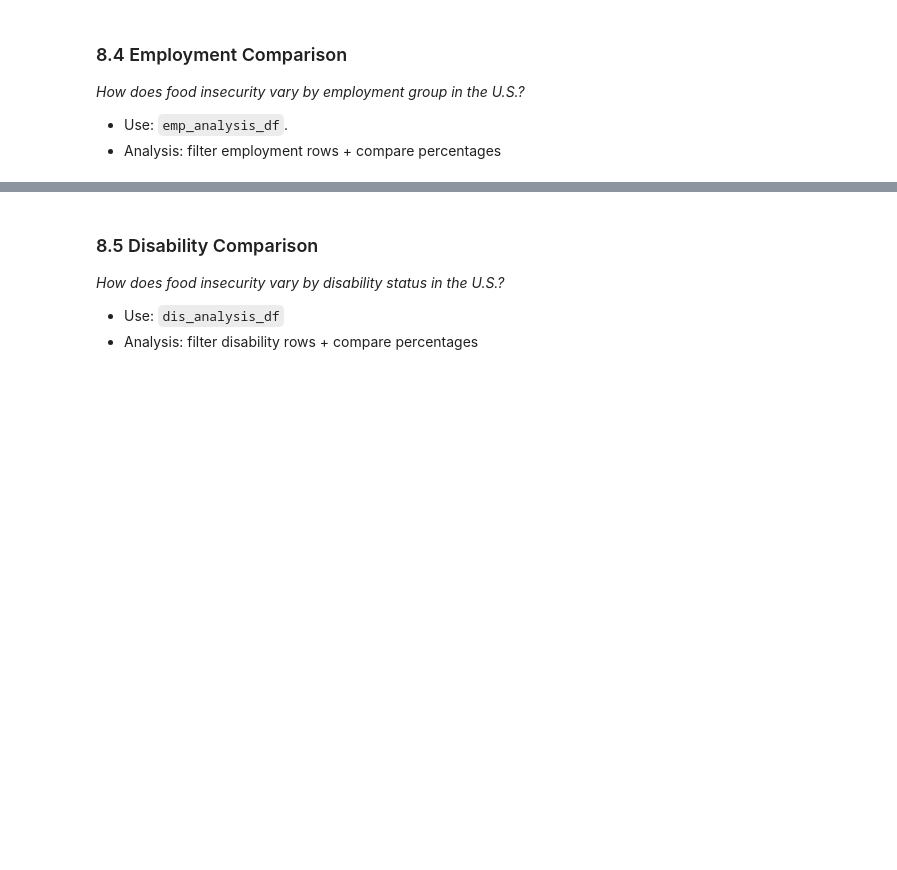
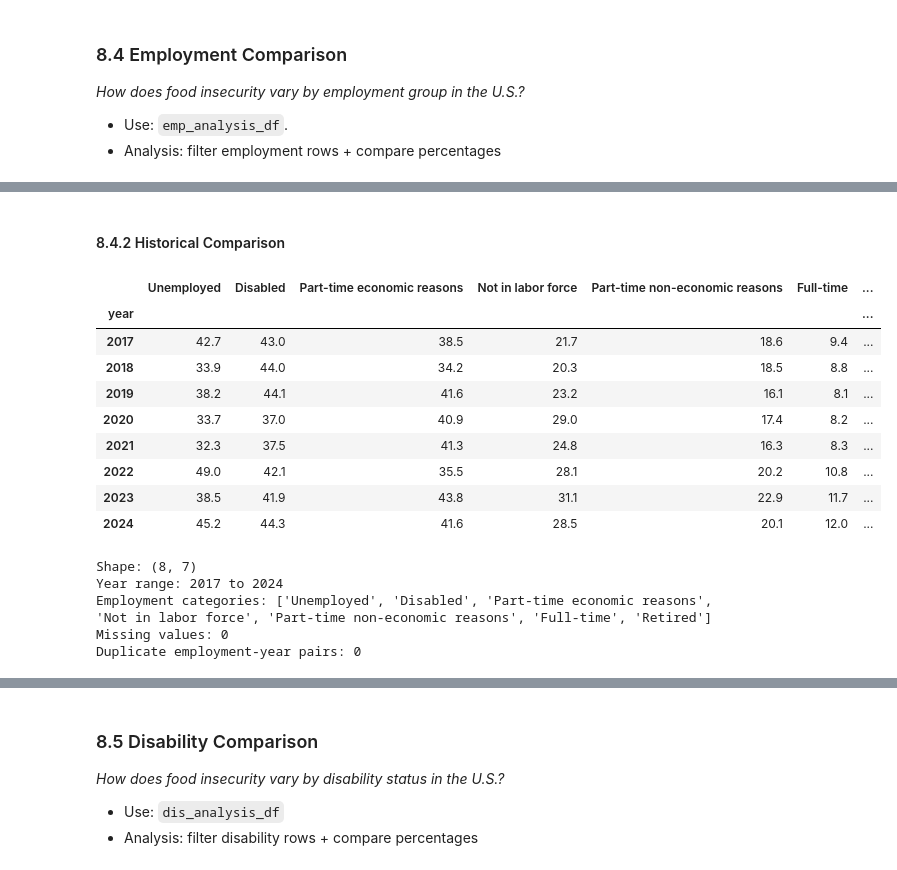
Before and after one commit to MichaelBujard/notebook-portfolio-project-0, a Jupyter notebook: notebooks/food_insecurity_analysis.ipynb, the cells around one changed output, grey strips where cells are left out. Drawn from its saved outputs; the diff is of its cells as text; code cells hidden in the pictures; blank space fills up the shorter version.

```diff
--- a/notebooks/food_insecurity_analysis.ipynb
+++ b/notebooks/food_insecurity_analysis.ipynb
@@ -2712,0 +2846,67 @@ Across every year from 2017 through 2024, the less-than-high-school category had
+# %% [markdown]
+#### 8.4.2 Historical Comparison
+# %%
+historical_employment_table = (
+    emp_analysis_df
+    .pivot(
+        index='year',
+        columns='employment',
+        values='food_insecure_percent'
+    )
+    .sort_index()
+    .reindex(employment_order, axis=1)
+)
+
+historical_employment_table.columns.name = None
+
+display(historical_employment_table)
+# %% [output]
+|  | Unemployed | Disabled | Part-time economic reasons | Not in labor force | Part-time non-economic reasons | Full-time | ... |
+| year |  |  |  |  |  |  | ... |
+| 2017 | 42.7 | 43.0 | 38.5 | 21.7 | 18.6 | 9.4 | ... |
+| 2018 | 33.9 | 44.0 | 34.2 | 20.3 | 18.5 | 8.8 | ... |
+| 2019 | 38.2 | 44.1 | 41.6 | 23.2 | 16.1 | 8.1 | ... |
+| 2020 | 33.7 | 37.0 | 40.9 | 29.0 | 17.4 | 8.2 | ... |
+| 2021 | 32.3 | 37.5 | 41.3 | 24.8 | 16.3 | 8.3 | ... |
+| 2022 | 49.0 | 42.1 | 35.5 | 28.1 | 20.2 | 10.8 | ... |
+| 2023 | 38.5 | 41.9 | 43.8 | 31.1 | 22.9 | 11.7 | ... |
+| 2024 | 45.2 | 44.3 | 41.6 | 28.5 | 20.1 | 12.0 | ... |
+# %%
+expected_employment_years = list(range(2017, 2025))
+
+duplicate_employment_year_pairs = emp_analysis_df.duplicated(
+    subset=['year', 'employment']
+).sum()
+
+print('Shape:', historical_employment_table.shape)
+print(
+    'Year range:',
+    historical_employment_table.index.min(),
+    'to',
+    historical_employment_table.index.max()
+)
+print(
+    'Employment categories:',
+    historical_employment_table.columns.tolist()
+)
+print(
+    'Missing values:',
+    historical_employment_table.isna().sum().sum()
+)
+print(
+    'Duplicate employment-year pairs:',
+    duplicate_employment_year_pairs
+)
+
+assert historical_employment_table.shape == (8, 7)
+assert historical_employment_table.index.tolist() == expected_employment_years
+assert historical_employment_table.columns.tolist() == employment_order
+assert historical_employment_table.index.is_unique
+assert not historical_employment_table.isna().any().any()
+assert duplicate_employment_year_pairs == 0
+# %% [output]
+Shape: (8, 7)
+Year range: 2017 to 2024
+Employment categories: ['Unemployed', 'Disabled', 'Part-time economic reasons', 'Not in labor force', 'Part-time non-economic reasons', 'Full-time', 'Retired']
+Missing values: 0
+Duplicate employment-year pairs: 0
```
Also changed, not shown: parts of 11 cells of this notebook, 1 other file.
